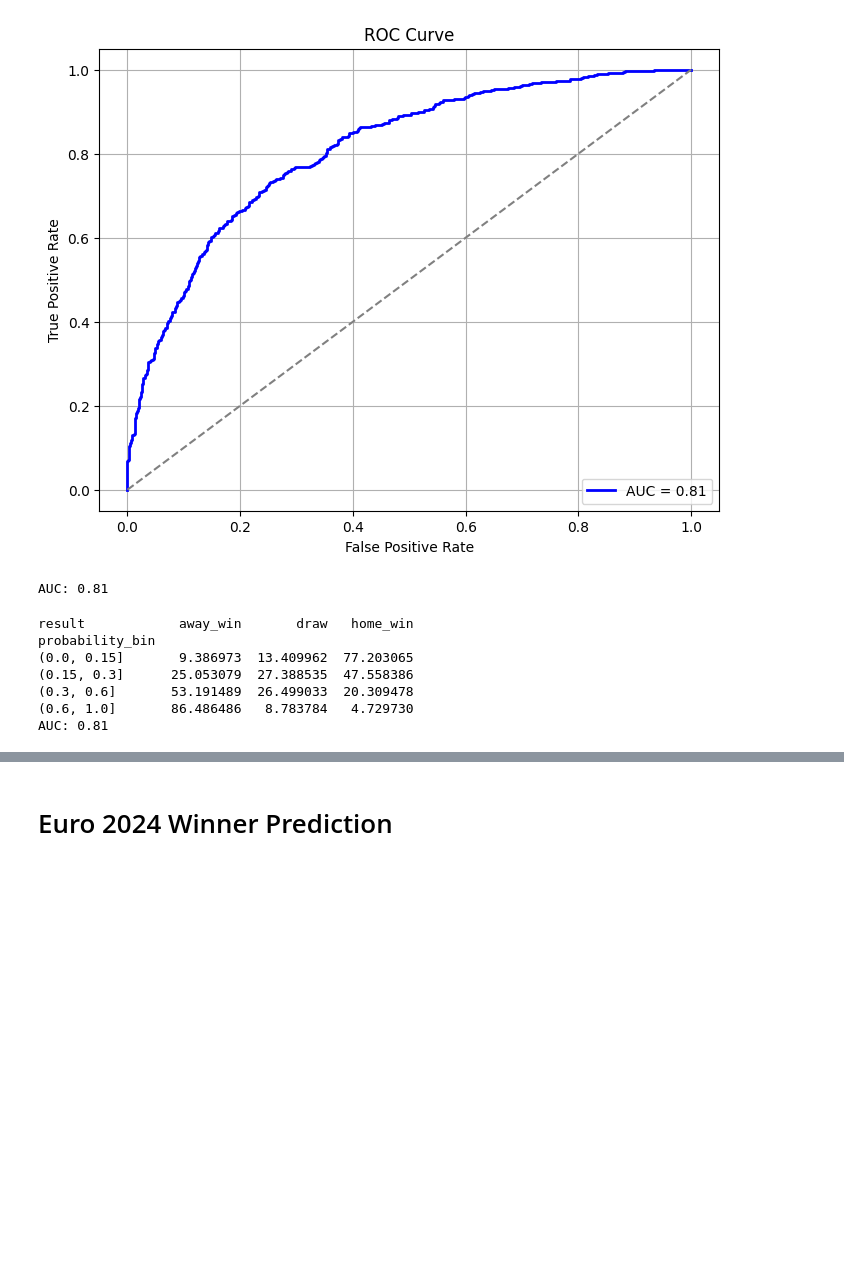
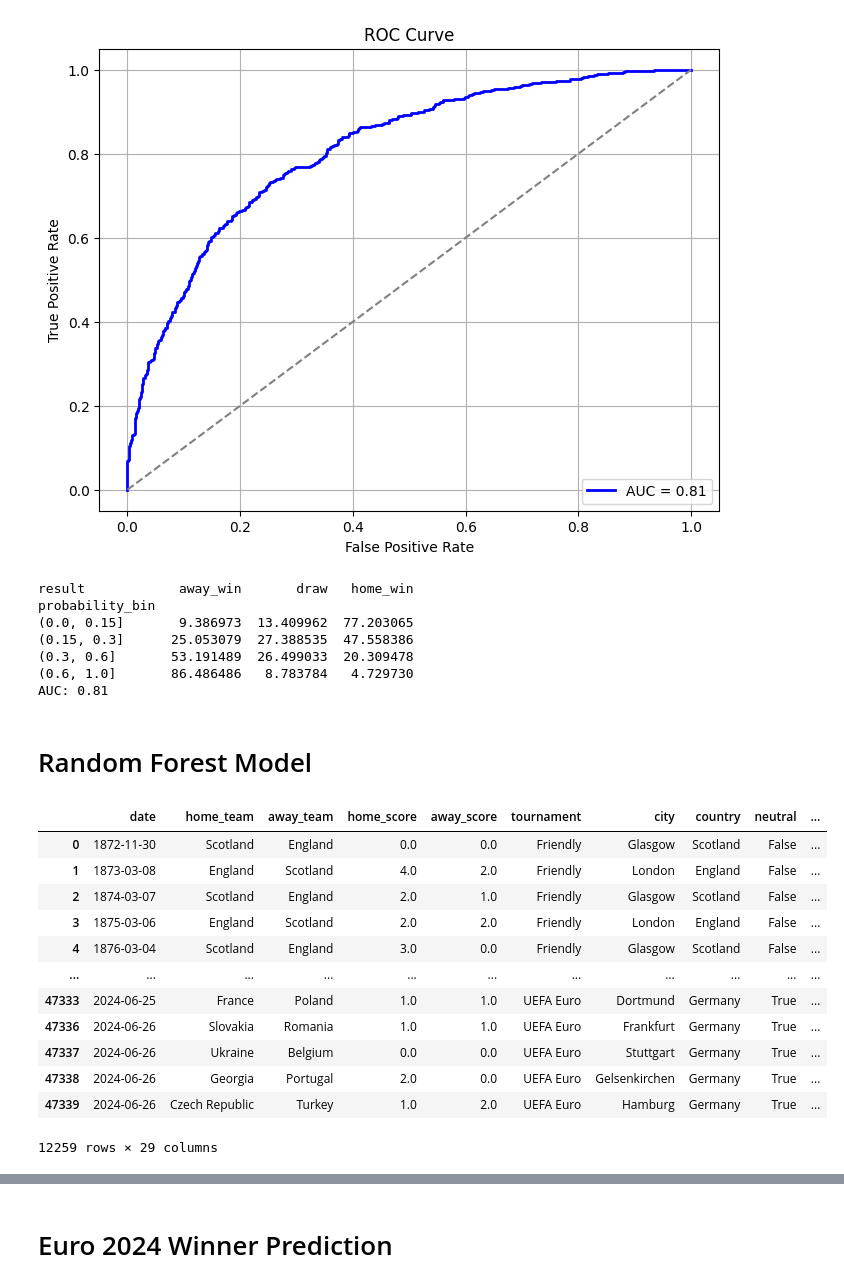
Before and after one commit to 0101dusica/RI-UEFA-Euro-2024, a Jupyter notebook: euro.ipynb, the cells around one changed output, grey strips where cells are left out. Saved outputs shown, nothing was run; the diff lists cells and outputs as text; code cells hidden in the pictures; blank space fills up the shorter version.

Commit message:
random forest implemented

```diff
--- a/euro.ipynb
+++ b/euro.ipynb
@@ -536,10 +546,6 @@ plt.grid(True)
 plt.show()
 # %% [output]
 [figure]
-# %%
-print(f"AUC: {auc:.2f}")
-# %% [output]
-AUC: 0.81
 # %%
 # Validate away win probabilities
 df_euro['probability_bin'] = pd.cut(df_euro['away_prob'], bins=[0, 0.15, 0.3, 0.6, 1])
@@ -557,3 +563,39 @@ probability_bin
 (0.3, 0.6]       53.191489  26.499033  20.309478
 (0.6, 1.0]       86.486486   8.783784   4.729730
 AUC: 0.81
+# %% [markdown]
+# Random Forest Model
+# %%
+# Filter matches that include Eurocup teams
+data_rf = data[
+    (data['home_team'].isin(eurocup_teams)) |
+    (data['away_team'].isin(eurocup_teams))
+]
+
+data_rf["result"] = np.where(data_rf["home_score"] > data_rf["away_score"], 1, 0)
+data_rf["opponent"] = data_rf["away_team"].astype("category").cat.codes
+data_rf["home_game"] = data_rf["neutral"].astype("category").cat.codes
+data_rf["urgency"] = data_rf["tournament"].astype("category").cat.codes
+
+# Split the data into training and testing sets based on the date
+train = data_rf[data_rf["date"] < '2024-06-13']
+test = data_rf[data_rf["date"] > '2024-06-13']
+
+# Define the predictor columns
+predictors = ["home_game", "opponent", "urgency", "XGhome", "XGaway", "def_a_after", "def_h_after", "att_a_after", "att_h_after"]
+
+data_rf
+# %% [output]
+|  | date | home_team | away_team | home_score | away_score | tournament | city | country | neutral | ... |
+| 0 | 1872-11-30 | Scotland | England | 0.0 | 0.0 | Friendly | Glasgow | Scotland | False | ... |
+| 1 | 1873-03-08 | England | Scotland | 4.0 | 2.0 | Friendly | London | England | False | ... |
+| 2 | 1874-03-07 | Scotland | England | 2.0 | 1.0 | Friendly | Glasgow | Scotland | False | ... |
+| 3 | 1875-03-06 | England | Scotland | 2.0 | 2.0 | Friendly | London | England | False | ... |
+| 4 | 1876-03-04 | Scotland | England | 3.0 | 0.0 | Friendly | Glasgow | Scotland | False | ... |
+| ... | ... | ... | ... | ... | ... | ... | ... | ... | ... | ... |
+| 47333 | 2024-06-25 | France | Poland | 1.0 | 1.0 | UEFA Euro | Dortmund | Germany | True | ... |
+| 47336 | 2024-06-26 | Slovakia | Romania | 1.0 | 1.0 | UEFA Euro | Frankfurt | Germany | True | ... |
+| 47337 | 2024-06-26 | Ukraine | Belgium | 0.0 | 0.0 | UEFA Euro | Stuttgart | Germany | True | ... |
+| 47338 | 2024-06-26 | Georgia | Portugal | 2.0 | 0.0 | UEFA Euro | Gelsenkirchen | Germany | True | ... |
+| 47339 | 2024-06-26 | Czech Republic | Turkey | 1.0 | 2.0 | UEFA Euro | Hamburg | Germany | True | ... |
+12259 rows × 29 columns
```
Also changed, not shown: parts of 8 cells of this notebook.
